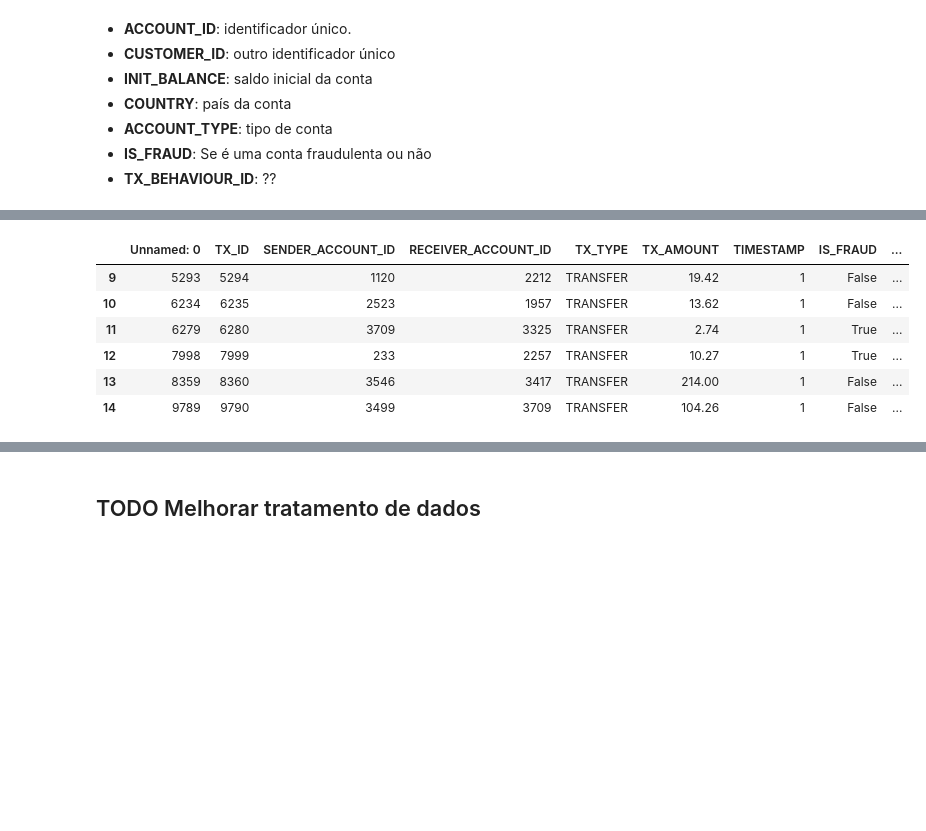
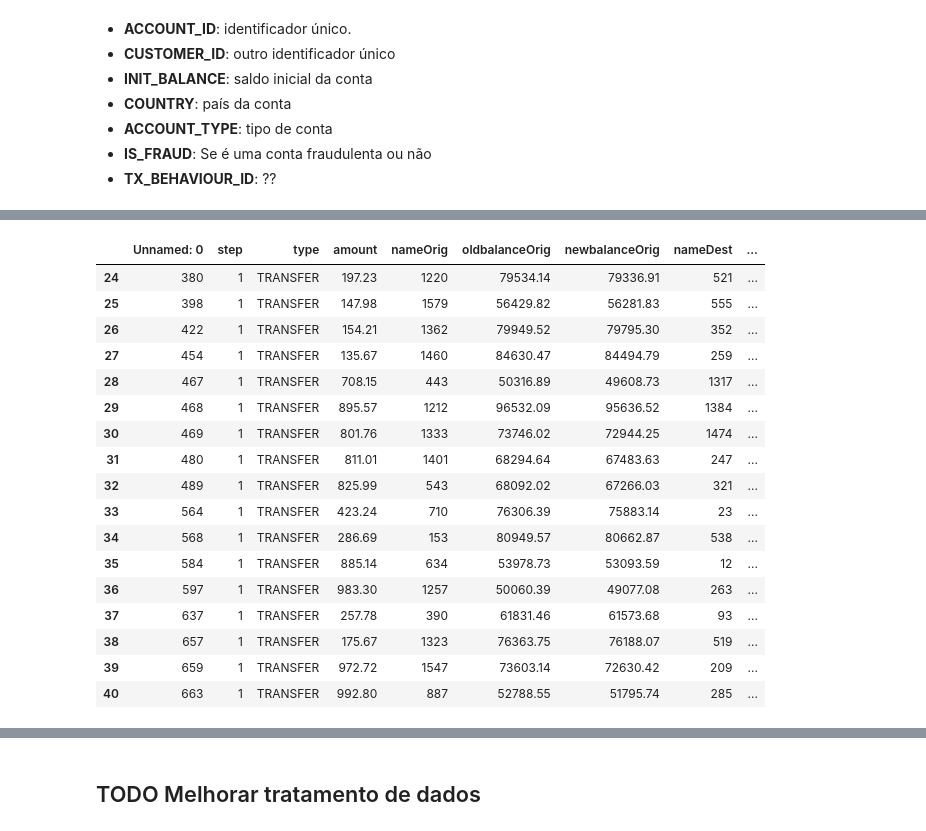
Before and after one commit to italodellagarza/GCNMoneyLaundering, a Jupyter notebook: test_amlsim_nenn/Dataset_manip.ipynb, the cells around one changed output, grey strips where cells are left out. Saved outputs shown, nothing was run; the diff lists cells and outputs as text; code cells hidden in the pictures; blank space fills up the shorter version.

```diff
--- a/test_amlsim_nenn/Dataset_manip.ipynb
+++ b/test_amlsim_nenn/Dataset_manip.ipynb
@@ -37,7 +33,7 @@ __Estrutura do `accounts.csv`__
 - __IS_FRAUD__: Se é uma conta fraudulenta ou não
 - __TX_BEHAVIOUR_ID__: ??
 # %%
-transactions = pd.read_csv('./10Kvertices-1Medges/transactions_oversampling.csv')
+transactions = pd.read_csv('./new_1M/transactions_undersampling.csv')
 # %%
 transactions
 # %% [output]
@@ -57,13 +53,24 @@ transactions
 # %%
-transactions[transactions.TIMESTAMP == 1]
+transactions[transactions.step == 1]
 # %% [output]
-|  | Unnamed: 0 | TX_ID | SENDER_ACCOUNT_ID | RECEIVER_ACCOUNT_ID | TX_TYPE | TX_AMOUNT | TIMESTAMP | IS_FRAUD | ... |
-| 9 | 5293 | 5294 | 1120 | 2212 | TRANSFER | 19.42 | 1 | False | ... |
-| 10 | 6234 | 6235 | 2523 | 1957 | TRANSFER | 13.62 | 1 | False | ... |
-| 11 | 6279 | 6280 | 3709 | 3325 | TRANSFER | 2.74 | 1 | True | ... |
-| 12 | 7998 | 7999 | 233 | 2257 | TRANSFER | 10.27 | 1 | True | ... |
-| 13 | 8359 | 8360 | 3546 | 3417 | TRANSFER | 214.00 | 1 | False | ... |
-| 14 | 9789 | 9790 | 3499 | 3709 | TRANSFER | 104.26 | 1 | False | ... |
+|  | Unnamed: 0 | step | type | amount | nameOrig | oldbalanceOrig | newbalanceOrig | nameDest | ... |
+| 24 | 380 | 1 | TRANSFER | 197.23 | 1220 | 79534.14 | 79336.91 | 521 | ... |
+| 25 | 398 | 1 | TRANSFER | 147.98 | 1579 | 56429.82 | 56281.83 | 555 | ... |
+| 26 | 422 | 1 | TRANSFER | 154.21 | 1362 | 79949.52 | 79795.30 | 352 | ... |
+| 27 | 454 | 1 | TRANSFER | 135.67 | 1460 | 84630.47 | 84494.79 | 259 | ... |
+| 28 | 467 | 1 | TRANSFER | 708.15 | 443 | 50316.89 | 49608.73 | 1317 | ... |
+| 29 | 468 | 1 | TRANSFER | 895.57 | 1212 | 96532.09 | 95636.52 | 1384 | ... |
+| 30 | 469 | 1 | TRANSFER | 801.76 | 1333 | 73746.02 | 72944.25 | 1474 | ... |
+| 31 | 480 | 1 | TRANSFER | 811.01 | 1401 | 68294.64 | 67483.63 | 247 | ... |
+| 32 | 489 | 1 | TRANSFER | 825.99 | 543 | 68092.02 | 67266.03 | 321 | ... |
+| 33 | 564 | 1 | TRANSFER | 423.24 | 710 | 76306.39 | 75883.14 | 23 | ... |
+| 34 | 568 | 1 | TRANSFER | 286.69 | 153 | 80949.57 | 80662.87 | 538 | ... |
+| 35 | 584 | 1 | TRANSFER | 885.14 | 634 | 53978.73 | 53093.59 | 12 | ... |
+| 36 | 597 | 1 | TRANSFER | 983.30 | 1257 | 50060.39 | 49077.08 | 263 | ... |
+| 37 | 637 | 1 | TRANSFER | 257.78 | 390 | 61831.46 | 61573.68 | 93 | ... |
+| 38 | 657 | 1 | TRANSFER | 175.67 | 1323 | 76363.75 | 76188.07 | 519 | ... |
+| 39 | 659 | 1 | TRANSFER | 972.72 | 1547 | 73603.14 | 72630.42 | 209 | ... |
+| 40 | 663 | 1 | TRANSFER | 992.80 | 887 | 52788.55 | 51795.74 | 285 | ... |
 # %%
 def scaleColumns(df, cols_to_scale):
     for col in cols_to_scale:
```
Also changed, not shown: parts of 16 cells of this notebook, 3 other files.
